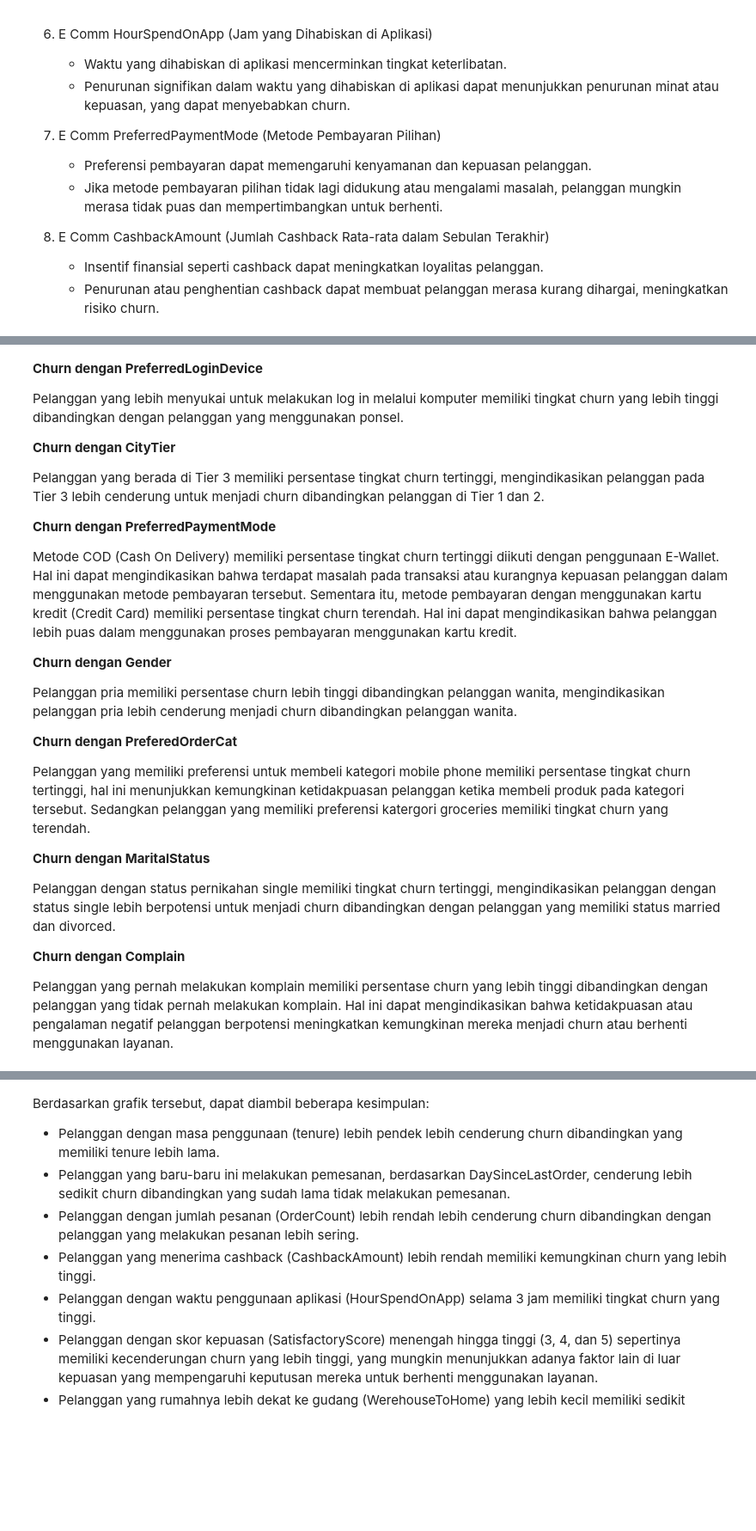
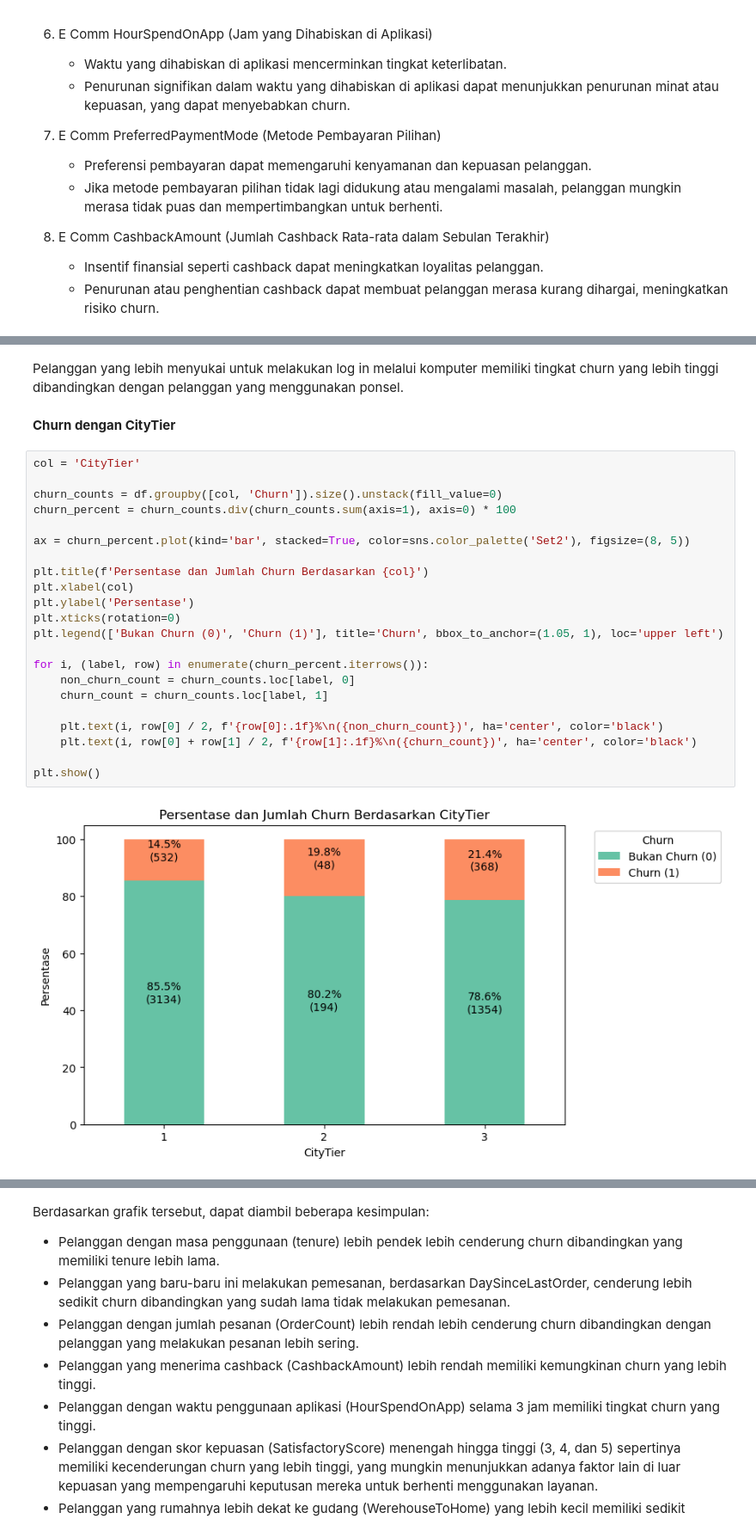
Before and after one commit to Dokaebi20/Finpro_Zetta_11-24, a Jupyter notebook: FinPro.ipynb, the cells around one changed output, grey strips where cells are left out. Shown at 86% size. Cells and saved outputs as stored; diff of their text form; blank space fills up the shorter version.

```diff
--- a/FinPro.ipynb
+++ b/FinPro.ipynb
@@ -715,28 +803,28 @@ for col in categorical_cols:
-# %% [markdown]
-**Churn dengan PreferredLoginDevice**
-
-Pelanggan yang lebih menyukai untuk melakukan log in melalui komputer memiliki tingkat churn yang lebih tinggi dibandingkan dengan pelanggan yang menggunakan ponsel.
-
-**Churn dengan CityTier**
-
-Pelanggan yang berada di Tier 3 memiliki persentase tingkat churn tertinggi, mengindikasikan pelanggan pada Tier 3 lebih cenderung untuk menjadi churn dibandingkan pelanggan di Tier 1 dan 2.
-
-**Churn dengan PreferredPaymentMode**
-
-Metode COD (Cash On Delivery) memiliki persentase tingkat churn tertinggi diikuti dengan penggunaan E-Wallet. Hal ini dapat mengindikasikan bahwa terdapat masalah pada transaksi atau kurangnya kepuasan pelanggan dalam menggunakan metode pembayaran tersebut. Sementara itu, metode pembayaran dengan menggunakan kartu kredit (Credit Card) memiliki persentase tingkat churn terendah. Hal ini dapat mengindikasikan bahwa pelanggan lebih puas dalam menggunakan proses pembayaran menggunakan kartu kredit.
-
-**Churn dengan Gender**
-
-Pelanggan pria memiliki persentase churn lebih tinggi dibandingkan pelanggan wanita, mengindikasikan pelanggan pria lebih cenderung menjadi churn dibandingkan pelanggan wanita.
-
-**Churn dengan PreferedOrderCat**
-
-Pelanggan yang memiliki preferensi untuk membeli kategori mobile phone memiliki persentase tingkat churn tertinggi, hal ini menunjukkan kemungkinan ketidakpuasan pelanggan ketika membeli produk pada kategori tersebut. Sedangkan pelanggan yang memiliki preferensi katergori groceries memiliki tingkat churn yang terendah.
-
-**Churn dengan MaritalStatus**
-
-Pelanggan dengan status pernikahan single memiliki tingkat churn tertinggi, mengindikasikan pelanggan dengan status single lebih berpotensi untuk menjadi churn dibandingkan dengan pelanggan yang memiliki status married dan divorced.
-
-**Churn dengan Complain**
-
-Pelanggan yang pernah melakukan komplain memiliki persentase churn yang lebih tinggi dibandingkan dengan pelanggan yang tidak pernah melakukan komplain. Hal ini dapat mengindikasikan bahwa ketidakpuasan atau pengalaman negatif pelanggan berpotensi meningkatkan kemungkinan mereka menjadi churn atau berhenti menggunakan layanan.
+# %% [markdown]
+Pelanggan yang lebih menyukai untuk melakukan log in melalui komputer memiliki tingkat churn yang lebih tinggi dibandingkan dengan pelanggan yang menggunakan ponsel.
+# %% [markdown]
+**Churn dengan CityTier**
+# %%
+col = 'CityTier'
+
+churn_counts = df.groupby([col, 'Churn']).size().unstack(fill_value=0)
+churn_percent = churn_counts.div(churn_counts.sum(axis=1), axis=0) * 100
+
+ax = churn_percent.plot(kind='bar', stacked=True, color=sns.color_palette('Set2'), figsize=(8, 5))
+
+plt.title(f'Persentase dan Jumlah Churn Berdasarkan {col}')
+plt.xlabel(col)
+plt.ylabel('Persentase')
+plt.xticks(rotation=0)
+plt.legend(['Bukan Churn (0)', 'Churn (1)'], title='Churn', bbox_to_anchor=(1.05, 1), loc='upper left')
+
+for i, (label, row) in enumerate(churn_percent.iterrows()):
+    non_churn_count = churn_counts.loc[label, 0]
+    churn_count = churn_counts.loc[label, 1]
+
+    plt.text(i, row[0] / 2, f'{row[0]:.1f}%\n({non_churn_count})', ha='center', color='black')
+    plt.text(i, row[0] + row[1] / 2, f'{row[1]:.1f}%\n({churn_count})', ha='center', color='black')
+
+plt.show()
+# %% [output]
+[figure, added]
```
Also changed, not shown: parts of 30 cells of this notebook.
